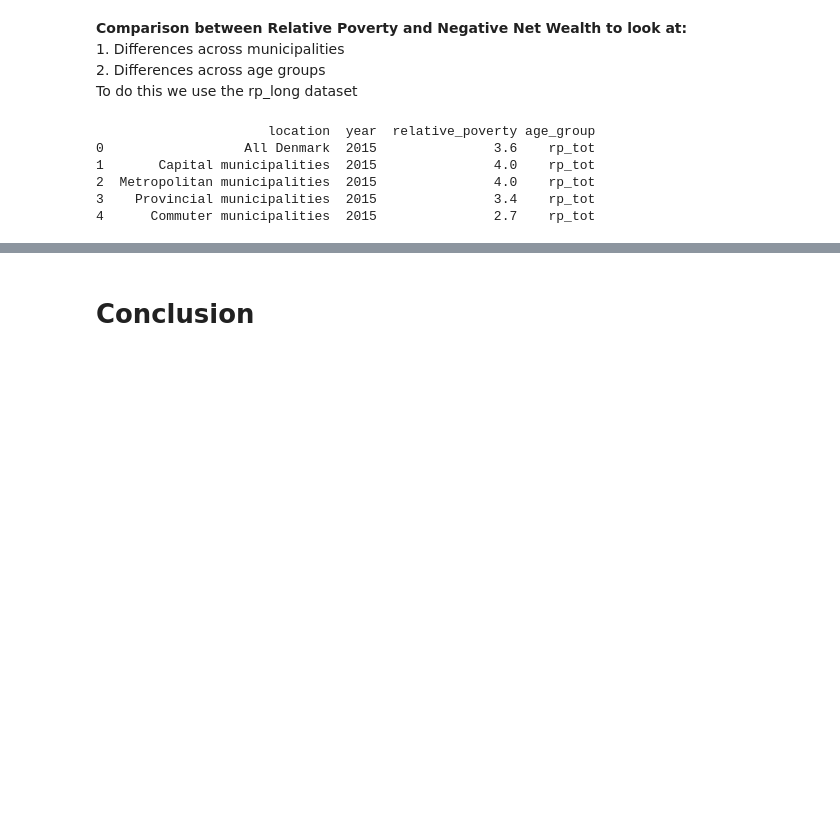
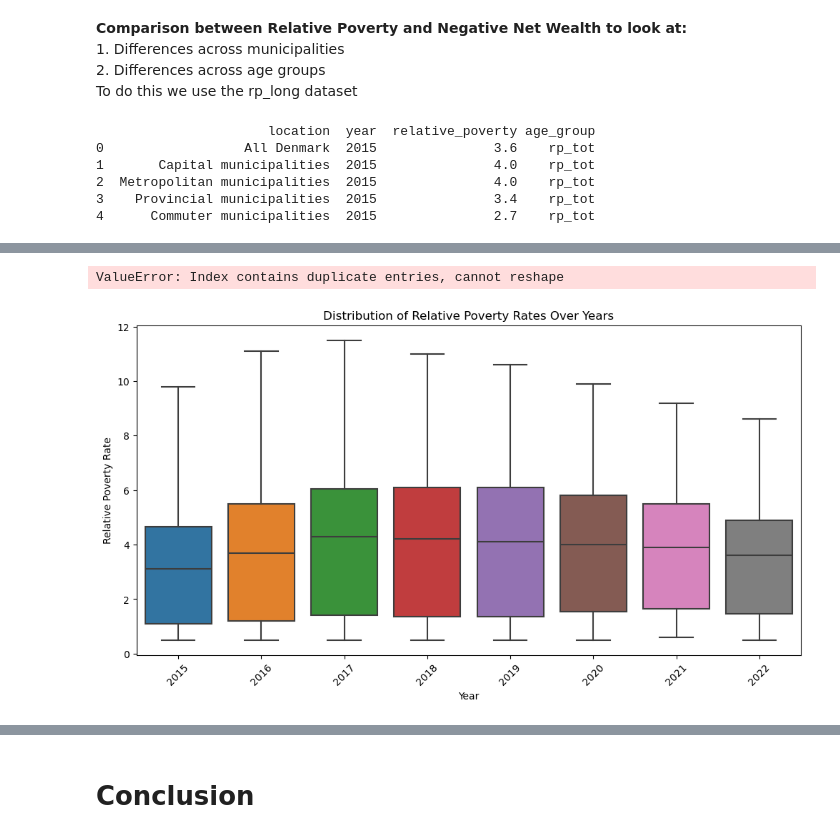
Before and after one commit to NumEconCopenhagen/projects-2024-petra-maritza-noah, a Jupyter notebook: dataproject/Petra.ipynb, the cells around one changed output, grey strips where cells are left out. Cells and saved outputs as stored; diff of their text form; code cells hidden in the pictures; blank space fills up the shorter version.

```diff
--- a/dataproject/Petra.ipynb
+++ b/dataproject/Petra.ipynb
@@ -359,3 +397,24 @@ print(rp_long.head())
+# %%
+pivot_data = rp_long.pivot("location", "year", "relative_poverty")
+
+plt.figure(figsize=(12, 8))
+sns.heatmap(pivot_data, annot=True, fmt=".1f", linewidths=.5, cmap="YlGnBu")
+plt.title('Relative Poverty Rates Over Time by Location')
+plt.xlabel('Year')
+plt.ylabel('Location')
+plt.show()
+# %% [output]
+ValueError: Index contains duplicate entries, cannot reshape
+# %%
+plt.figure(figsize=(12, 6))
+sns.boxplot(x='year', y='relative_poverty', data=rp_long)
+plt.title('Distribution of Relative Poverty Rates Over Years')
+plt.xlabel('Year')
+plt.ylabel('Relative Poverty Rate')
+plt.xticks(rotation=45)
+plt.show()
+# %% [output]
+[figure, added]
 # %%
 import matplotlib.pyplot as plt
 
```
Also changed, not shown: parts of 12 cells of this notebook.
